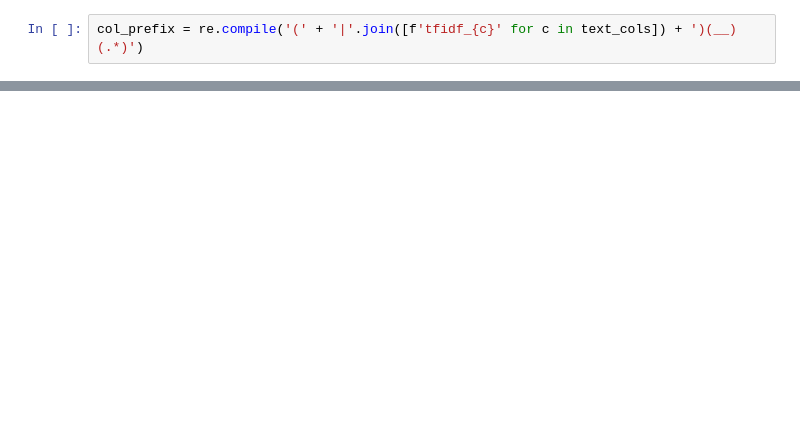
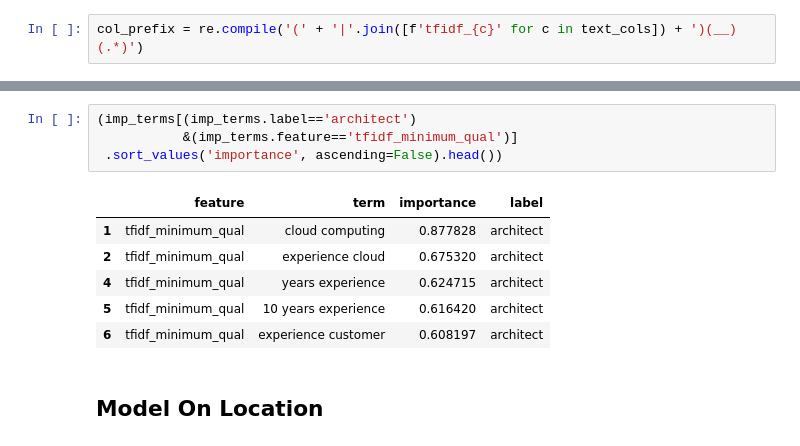
Before and after one commit to rossrco/analyses, a Jupyter notebook: ggl_job_ads/notebooks/job_ads_analysis.ipynb, the cells around one changed output, grey strips where cells are left out. Drawn from its saved outputs; the diff is of its cells as text; blank space fills up the shorter version.

```diff
--- a/ggl_job_ads/notebooks/job_ads_analysis.ipynb
+++ b/ggl_job_ads/notebooks/job_ads_analysis.ipynb
@@ -289,0 +263,13 @@ pd.crosstab(to_crosstab.term, to_crosstab.feature).head()
+# %%
+(imp_terms[(imp_terms.label=='architect')
+           &(imp_terms.feature=='tfidf_minimum_qual')]
+ .sort_values('importance', ascending=False).head())
+# %% [output]
+|  | feature | term | importance | label |
+| 1 | tfidf_minimum_qual | cloud computing | 0.877828 | architect |
+| 2 | tfidf_minimum_qual | experience cloud | 0.675320 | architect |
+| 4 | tfidf_minimum_qual | years experience | 0.624715 | architect |
+| 5 | tfidf_minimum_qual | 10 years experience | 0.616420 | architect |
+| 6 | tfidf_minimum_qual | experience customer | 0.608197 | architect |
+# %% [markdown]
+## Model On Location
```
Also changed, not shown: parts of 25 cells of this notebook.
